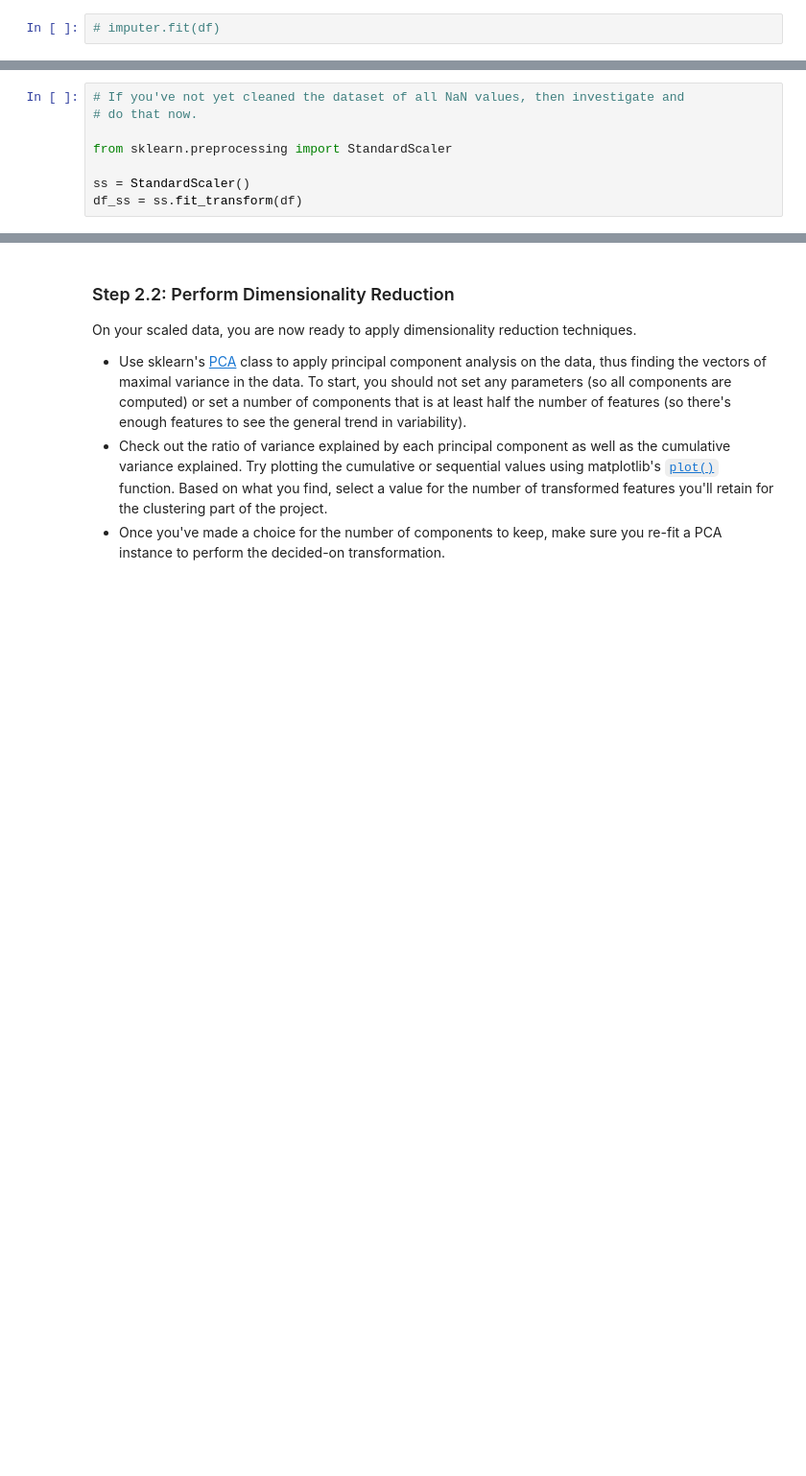
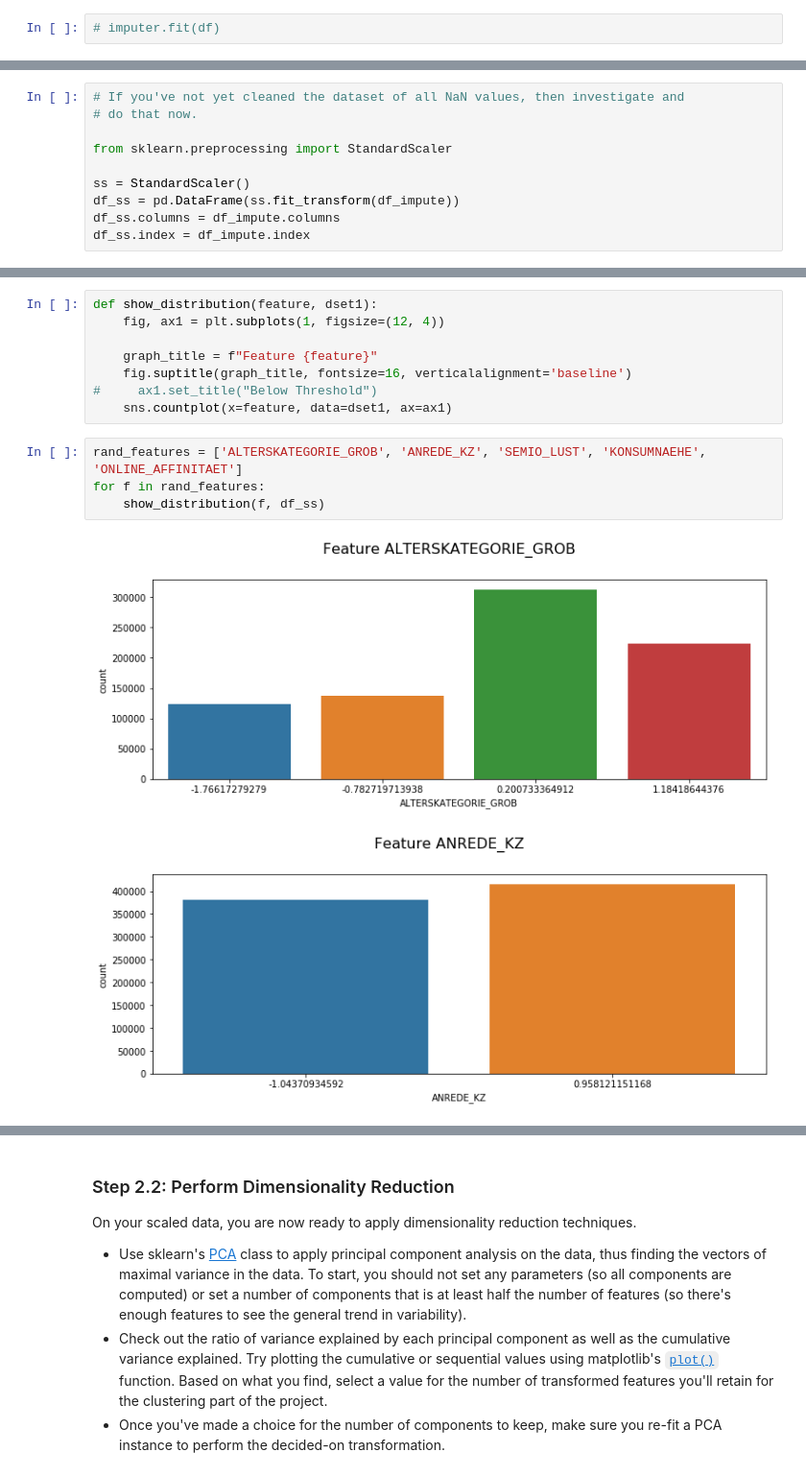
Before and after one commit to noreenwu/customer-segments, a Jupyter notebook: Identify_Customer_Segments.ipynb, the cells around one changed output, grey strips where cells are left out. Shown: that part at 96% size. Drawn from its saved outputs; the diff is of its cells as text; blank space fills up the shorter version.

```diff
--- a/Identify_Customer_Segments.ipynb
+++ b/Identify_Customer_Segments.ipynb
@@ -1431,4 +1446,6 @@ df
 from sklearn.preprocessing import StandardScaler
 
 ss = StandardScaler()
-df_ss = ss.fit_transform(df)
+df_ss = pd.DataFrame(ss.fit_transform(df_impute))
+df_ss.columns = df_impute.columns
+df_ss.index = df_impute.index
@@ -1434,0 +1475,15 @@ df_ss = ss.fit_transform(df)
+# %%
+def show_distribution(feature, dset1):
+    fig, ax1 = plt.subplots(1, figsize=(12, 4))
+
+    graph_title = f"Feature {feature}"
+    fig.suptitle(graph_title, fontsize=16, verticalalignment='baseline')
+#     ax1.set_title("Below Threshold")
+    sns.countplot(x=feature, data=dset1, ax=ax1)
+# %%
+rand_features = ['ALTERSKATEGORIE_GROB', 'ANREDE_KZ', 'SEMIO_LUST', 'KONSUMNAEHE', 'ONLINE_AFFINITAET']
+for f in rand_features:
+    show_distribution(f, df_ss)
+# %% [output]
+[figure, added]
+[figure, added]
```
Also changed, not shown: parts of 26 cells of this notebook, 1 other file.
